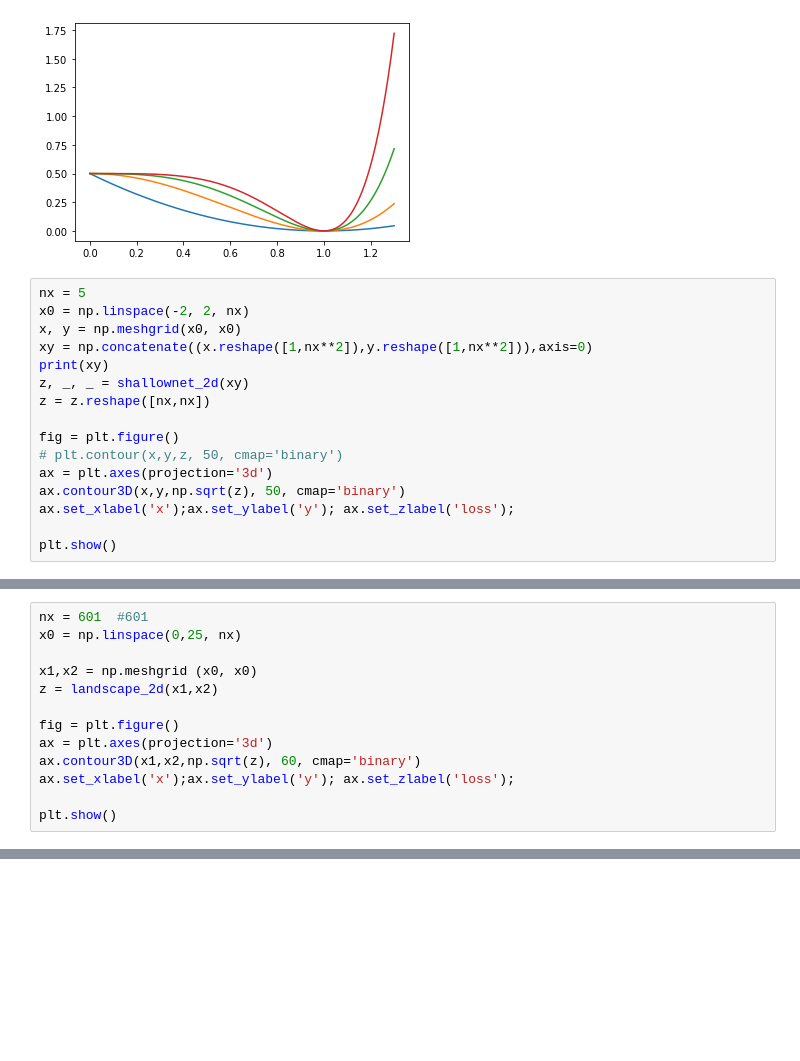
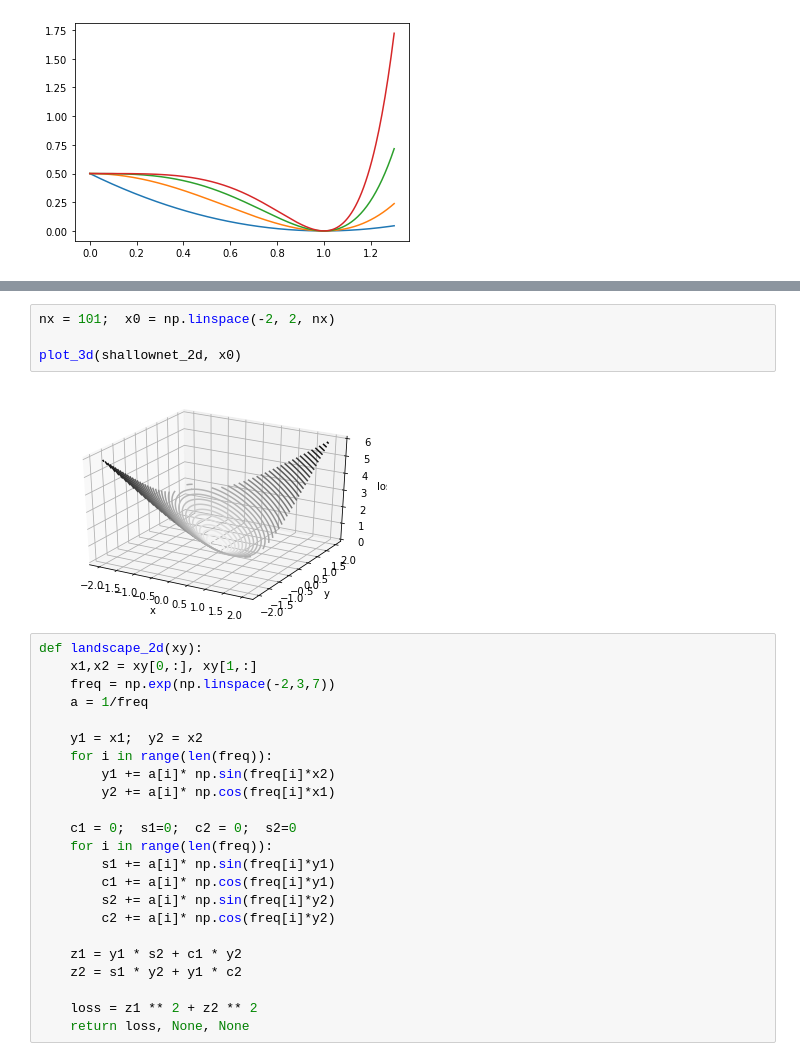
Before and after one commit to bhoov/ngd-vis, a Jupyter notebook: notebook/example_loss_fnc.ipynb, the cells around one changed output, grey strips where cells are left out. Saved outputs shown, nothing was run; the diff lists cells and outputs as text; blank space fills up the shorter version.

Commit message:
added 3d_plot

```diff
--- a/notebook/example_loss_fnc.ipynb
+++ b/notebook/example_loss_fnc.ipynb
@@ -105,19 +90,3 @@ for d in range(1,5):
 plt.show()
 # %% [output]
 [figure]
-# %%
-nx = 5
-x0 = np.linspace(-2, 2, nx)
-x, y = np.meshgrid(x0, x0)
-xy = np.concatenate((x.reshape([1,nx**2]),y.reshape([1,nx**2])),axis=0)
-print(xy)
-z, _, _ = shallownet_2d(xy)
-z = z.reshape([nx,nx])
-
-fig = plt.figure()
-# plt.contour(x,y,z, 50, cmap='binary')
-ax = plt.axes(projection='3d')
-ax.contour3D(x,y,np.sqrt(z), 50, cmap='binary')
-ax.set_xlabel('x');ax.set_ylabel('y'); ax.set_zlabel('loss');
-
-plt.show()
@@ -130,13 +92,0 @@ plt.show()
-# %%
-nx = 601  #601
-x0 = np.linspace(0,25, nx)
-
-x1,x2 = np.meshgrid (x0, x0)
-z = landscape_2d(x1,x2)
-
-fig = plt.figure()
-ax = plt.axes(projection='3d')
-ax.contour3D(x1,x2,np.sqrt(z), 60, cmap='binary')
-ax.set_xlabel('x');ax.set_ylabel('y'); ax.set_zlabel('loss');
-
-plt.show()
@@ -144,0 +93,29 @@ plt.show()
+# %%
+nx = 101;  x0 = np.linspace(-2, 2, nx)
+
+plot_3d(shallownet_2d, x0)
+# %% [output]
+[figure, added]
+# %%
+def landscape_2d(xy):
+    x1,x2 = xy[0,:], xy[1,:]
+    freq = np.exp(np.linspace(-2,3,7))
+    a = 1/freq
+
+    y1 = x1;  y2 = x2
+    for i in range(len(freq)):
+        y1 += a[i]* np.sin(freq[i]*x2)
+        y2 += a[i]* np.cos(freq[i]*x1)
+
+    c1 = 0;  s1=0;  c2 = 0;  s2=0
+    for i in range(len(freq)):
+        s1 += a[i]* np.sin(freq[i]*y1)
+        c1 += a[i]* np.cos(freq[i]*y1)
+        s2 += a[i]* np.sin(freq[i]*y2)
+        c2 += a[i]* np.cos(freq[i]*y2)
+
+    z1 = y1 * s2 + c1 * y2
+    z2 = s1 * y2 + y1 * c2
+
+    loss = z1 ** 2 + z2 ** 2
+    return loss, None, None
```
Also changed, not shown: parts of 7 cells of this notebook.
